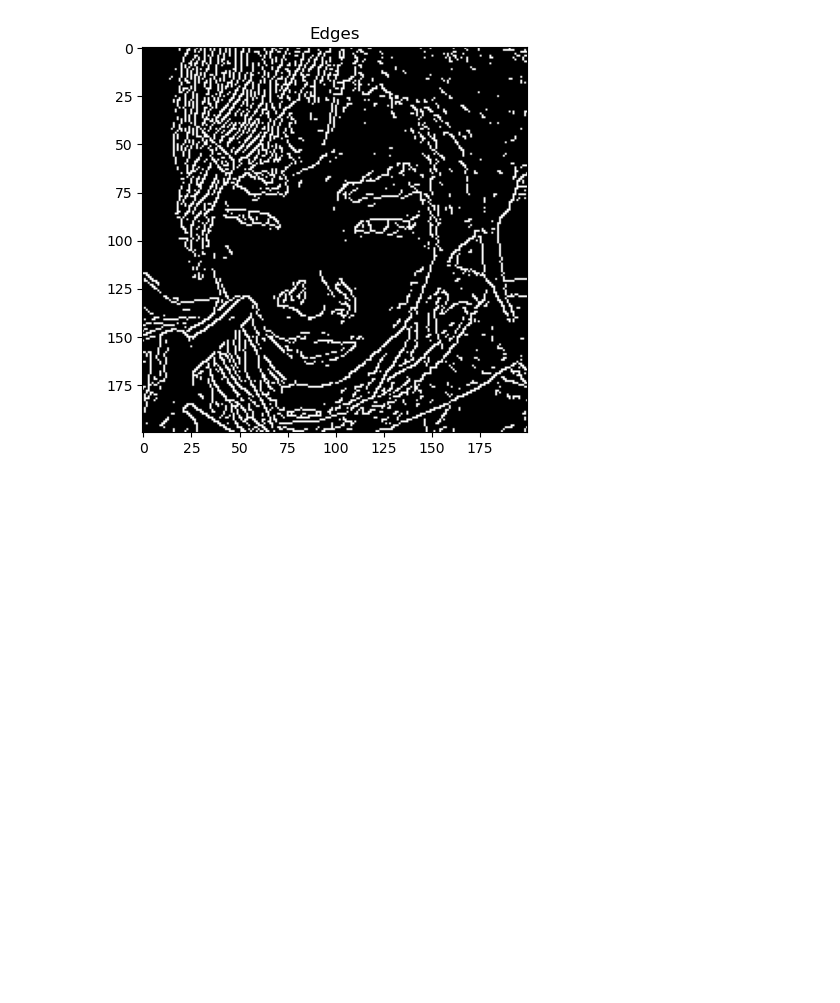
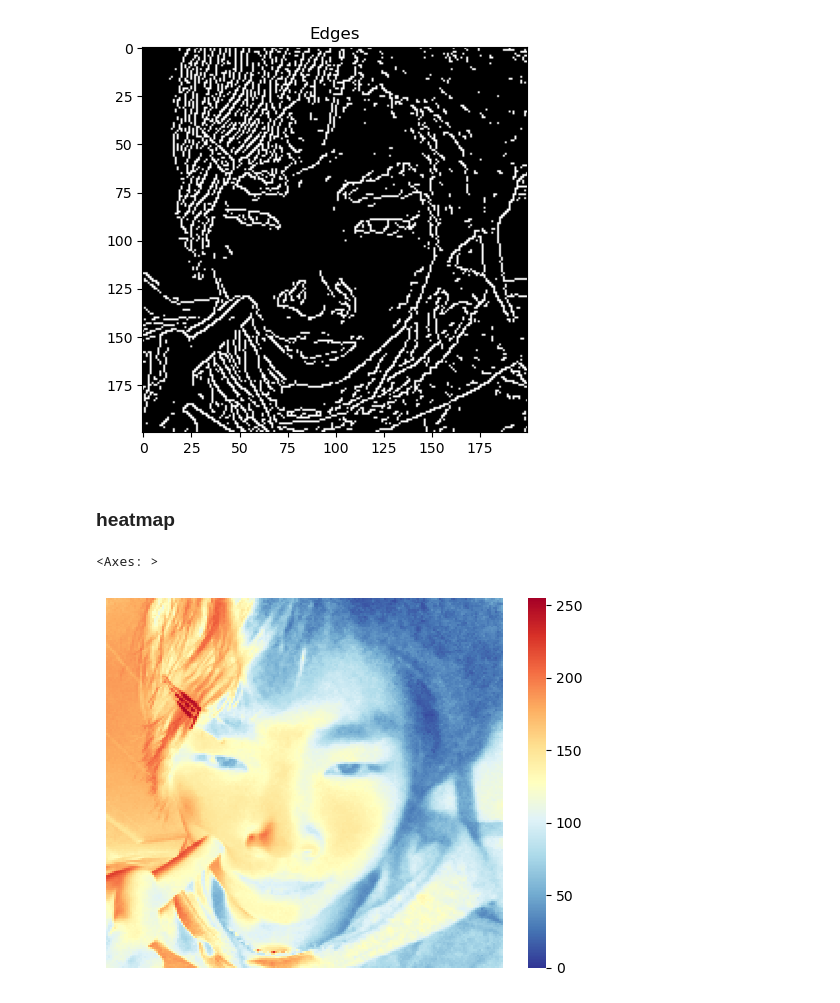
Before and after one commit to ChiyuIsXu/NoBG, a Jupyter notebook: notebook/Thresholding/0_graphix-analysis.ipynb, the cells around one changed output. Drawn from its saved outputs; the diff is of its cells as text; code cells hidden in the pictures; blank space fills up the shorter version.

```diff
--- a/notebook/Thresholding/0_graphix-analysis.ipynb
+++ b/notebook/Thresholding/0_graphix-analysis.ipynb
@@ -136,3 +141,27 @@ plt.show()
 # cv.destroyAllWindows()
 # %% [output]
 [figure]
+# %% [markdown]
+### heatmap
+# %%
+# 绘制热图
+fig, ax = plt.subplots()
+
+sns.heatmap(
+    data=img_gray,
+    vmin=0,
+    vmax=255,
+    ax=ax,
+    yticklabels=False,
+    xticklabels=False,
+    cmap="RdYlBu_r",
+)
+
+# plt.figure(figsize=(10, 6))
+# plt.imshow(X=img_gray, cmap='RdYlBu_r')
+# plt.colorbar(label='Intensity')  # 添加颜色条，并设置刻度
+# plt.axis("off")
+# plt.show()
+# %% [output]
+<Axes: >
+[figure, added]
```
Also changed, not shown: parts of 3 cells of this notebook, 12 other files.
